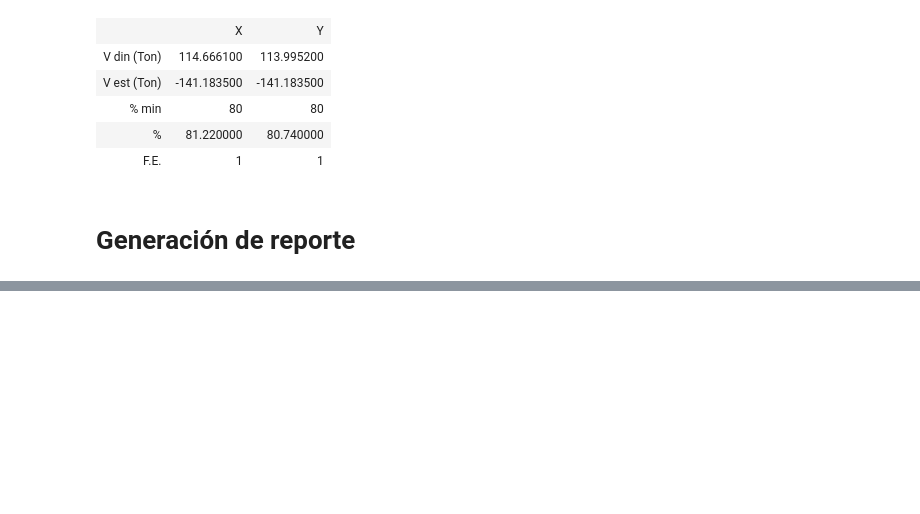
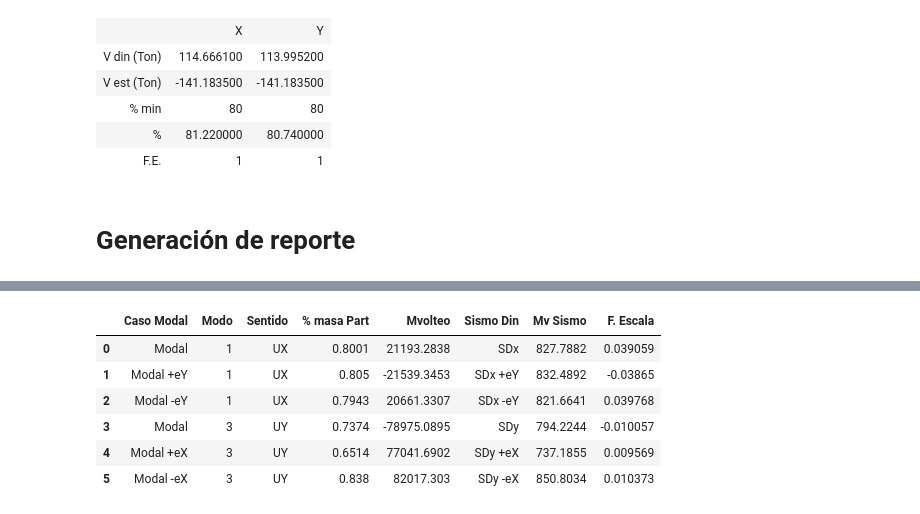
Before and after one commit to skyzizars/automatizacion_estructural, a Jupyter notebook: sismo_etabs.ipynb, the cells around one changed output, grey strips where cells are left out. Saved outputs shown, nothing was run; the diff lists cells and outputs as text; code cells hidden in the pictures; blank space fills up the shorter version.

```diff
--- a/sismo_etabs.ipynb
+++ b/sismo_etabs.ipynb
@@ -160,0 +172,10 @@ sismo.generate_memoria()
+# %%
+sismo.tables.Factor_Escala_Cimentacion
+# %% [output]
+|  | Caso Modal | Modo | Sentido | % masa Part | Mvolteo | Sismo Din | Mv Sismo | F. Escala |
+| 0 | Modal | 1 | UX | 0.8001 | 21193.2838 | SDx | 827.7882 | 0.039059 |
+| 1 | Modal +eY | 1 | UX | 0.805 | -21539.3453 | SDx +eY | 832.4892 | -0.03865 |
+| 2 | Modal -eY | 1 | UX | 0.7943 | 20661.3307 | SDx -eY | 821.6641 | 0.039768 |
+| 3 | Modal | 3 | UY | 0.7374 | -78975.0895 | SDy | 794.2244 | -0.010057 |
+| 4 | Modal +eX | 3 | UY | 0.6514 | 77041.6902 | SDy +eX | 737.1855 | 0.009569 |
+| 5 | Modal -eX | 3 | UY | 0.838 | 82017.303 | SDy -eX | 850.8034 | 0.010373 |
```
Also changed, not shown: parts of 6 cells of this notebook, 1 other file.
